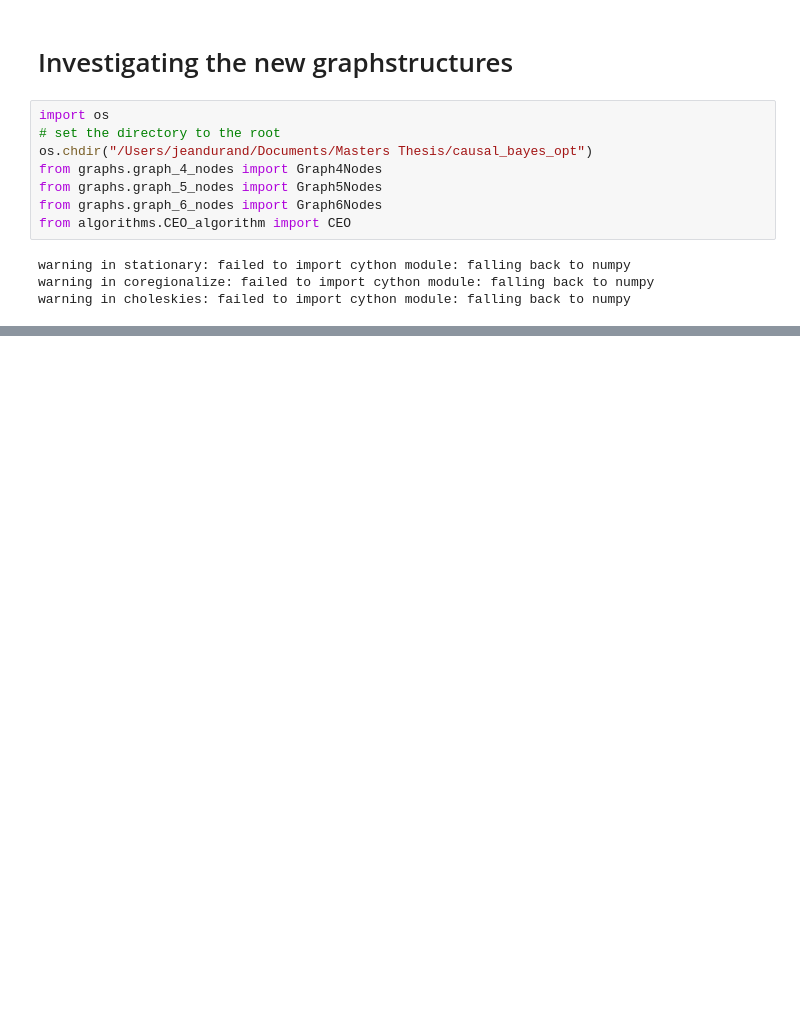
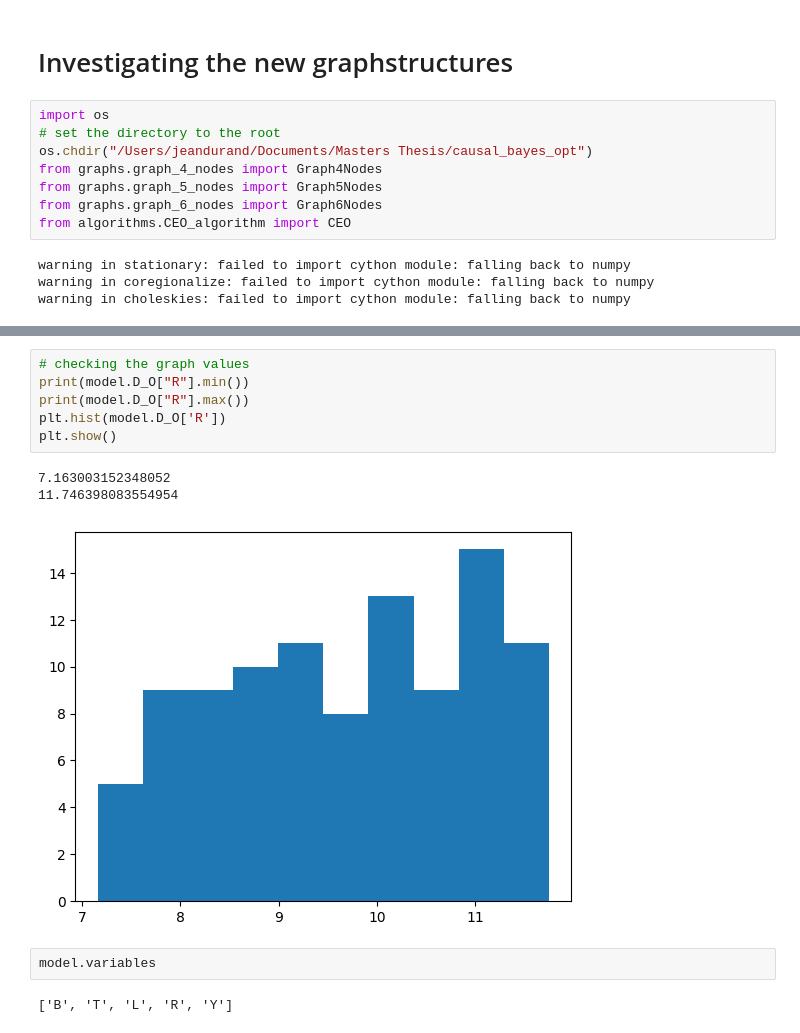
Before and after one commit to FearTheDeer9/AmortizedBayesianOptimization, a Jupyter notebook: experiments/graph_experiments.ipynb, the cells around one changed output, grey strips where cells are left out. Saved outputs shown, nothing was run; the diff lists cells and outputs as text; blank space fills up the shorter version.

```diff
--- a/experiments/graph_experiments.ipynb
+++ b/experiments/graph_experiments.ipynb
@@ -104,0 +147,14 @@ IndexError: list index out of range
+# %%
+# checking the graph values
+print(model.D_O["R"].min())
+print(model.D_O["R"].max())
+plt.hist(model.D_O['R'])
+plt.show()
+# %% [output]
+7.163003152348052
+11.746398083554954
+[figure, added]
+# %%
+model.variables
+# %% [output]
+['B', 'T', 'L', 'R', 'Y']
```
Also changed, not shown: parts of 6 cells of this notebook, 9 other files.
